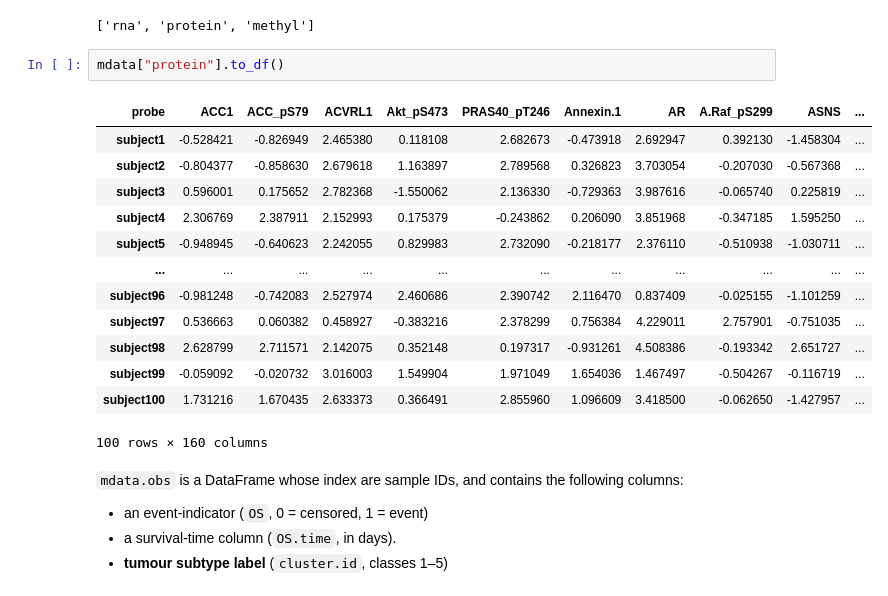
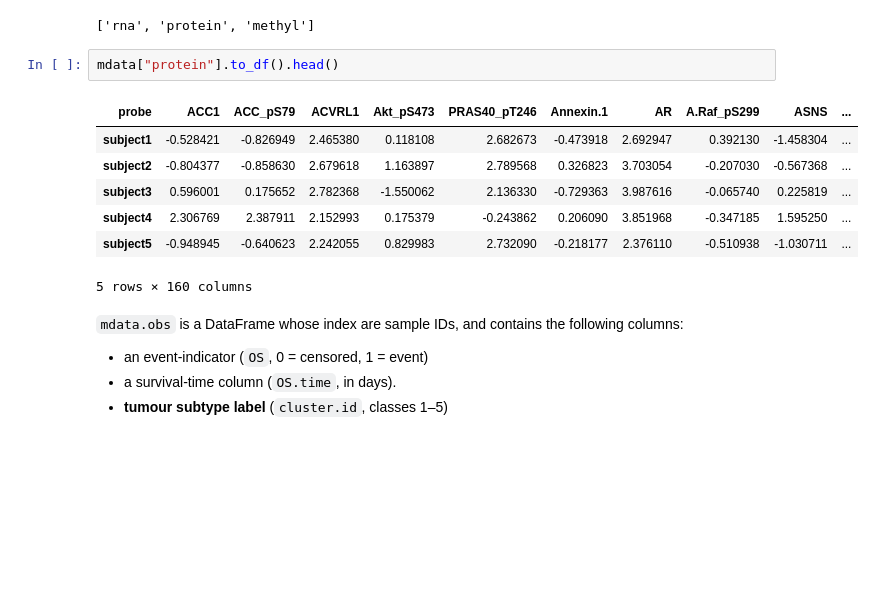
Before and after one commit to prism-oncology/customics, a Jupyter notebook: docs/tutorials/usage.ipynb, the cells around one changed output. Saved outputs shown, nothing was run; the diff lists cells and outputs as text; blank space fills up the shorter version.

```diff
--- a/docs/tutorials/usage.ipynb
+++ b/docs/tutorials/usage.ipynb
@@ -59,21 +59,15 @@ list(mdata.mod.keys())
 # %% [output]
 ['rna', 'protein', 'methyl']
 # %%
-mdata["protein"].to_df()
+mdata["protein"].to_df().head()
 # %% [output]
 | probe | ACC1 | ACC_pS79 | ACVRL1 | Akt_pS473 | PRAS40_pT246 | Annexin.1 | AR | A.Raf_pS299 | ASNS | ... |
 | subject1 | -0.528421 | -0.826949 | 2.465380 | 0.118108 | 2.682673 | -0.473918 | 2.692947 | 0.392130 | -1.458304 | ... |
 | subject2 | -0.804377 | -0.858630 | 2.679618 | 1.163897 | 2.789568 | 0.326823 | 3.703054 | -0.207030 | -0.567368 | ... |
 | subject3 | 0.596001 | 0.175652 | 2.782368 | -1.550062 | 2.136330 | -0.729363 | 3.987616 | -0.065740 | 0.225819 | ... |
 | subject4 | 2.306769 | 2.387911 | 2.152993 | 0.175379 | -0.243862 | 0.206090 | 3.851968 | -0.347185 | 1.595250 | ... |
 | subject5 | -0.948945 | -0.640623 | 2.242055 | 0.829983 | 2.732090 | -0.218177 | 2.376110 | -0.510938 | -1.030711 | ... |
-| ... | ... | ... | ... | ... | ... | ... | ... | ... | ... | ... |
-| subject96 | -0.981248 | -0.742083 | 2.527974 | 2.460686 | 2.390742 | 2.116470 | 0.837409 | -0.025155 | -1.101259 | ... |
-| subject97 | 0.536663 | 0.060382 | 0.458927 | -0.383216 | 2.378299 | 0.756384 | 4.229011 | 2.757901 | -0.751035 | ... |
-| subject98 | 2.628799 | 2.711571 | 2.142075 | 0.352148 | 0.197317 | -0.931261 | 4.508386 | -0.193342 | 2.651727 | ... |
-| subject99 | -0.059092 | -0.020732 | 3.016003 | 1.549904 | 1.971049 | 1.654036 | 1.467497 | -0.504267 | -0.116719 | ... |
-| subject100 | 1.731216 | 1.670435 | 2.633373 | 0.366491 | 2.855960 | 1.096609 | 3.418500 | -0.062650 | -1.427957 | ... |
-100 rows × 160 columns
+5 rows × 160 columns
 # %% [markdown]
 `mdata.obs` is a DataFrame whose index are sample IDs, and contains the following columns:
 
```
Also changed, not shown: parts of 9 cells of this notebook, 4 other files.
